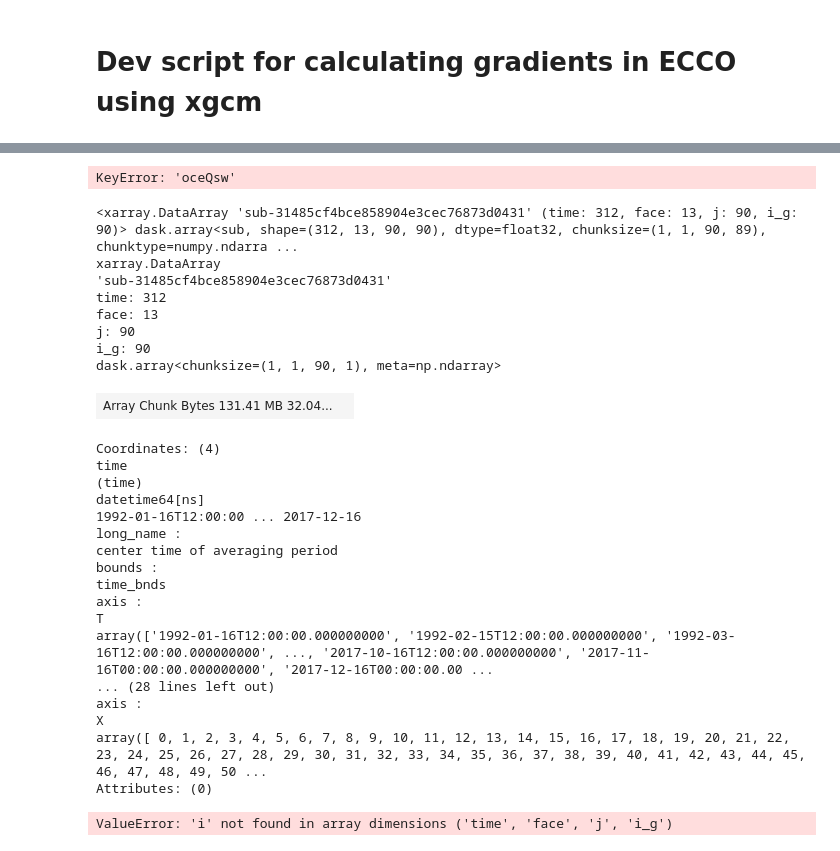
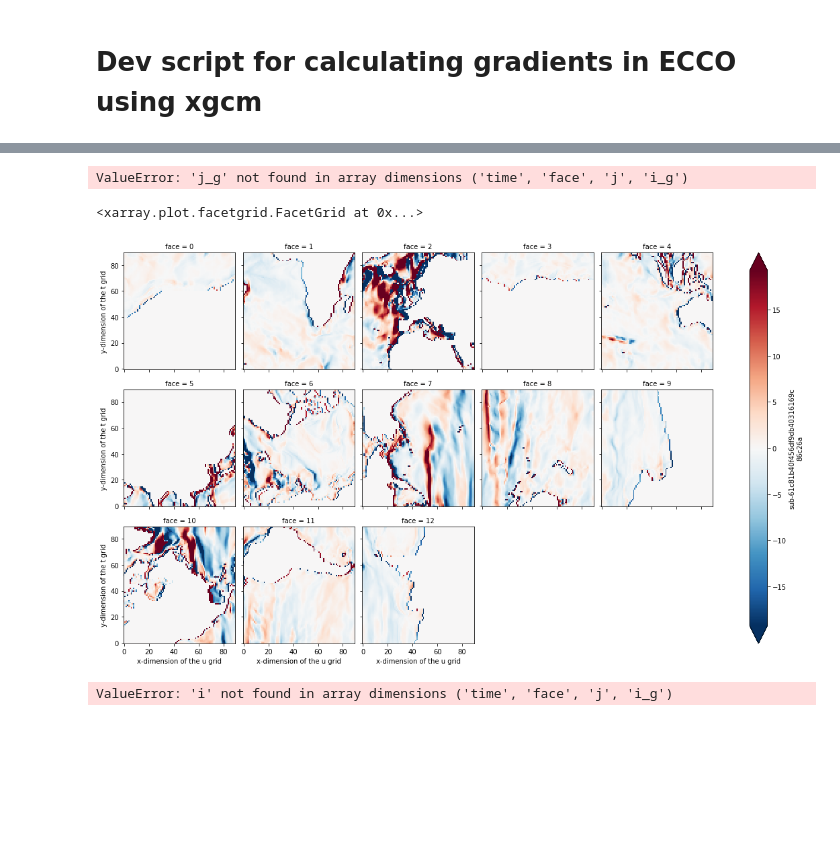
Before and after one commit to gmacgilchrist/wmt_bgc, a Jupyter notebook: notebooks/dev_ECCOv4-xgcm.ipynb, the cells around one changed output, grey strips where cells are left out. Saved outputs shown, nothing was run; the diff lists cells and outputs as text; code cells hidden in the pictures; blank space fills up the shorter version.

```diff
--- a/notebooks/dev_ECCOv4-xgcm.ipynb
+++ b/notebooks/dev_ECCOv4-xgcm.ipynb
@@ -105,39 +150,15 @@ KeyError: "Metric axes frozenset({'Z'}) not compatible with grid axes ('X', 'Y',
 # %%
 # Calculate gradients in field
-dg = xgrid.diff(ds['oceQsw'], 'X')
-#gxg = xgrid.interp(dg ,'X')
+dg = xgrid.diff(ds['MXLDEPTH'], 'X')
+gxg = xgrid.interp(dg ,'X')
 # dgdx = xgrid.diff(gxg, 'X')
 # %% [output]
-KeyError: 'oceQsw'
+ValueError: 'j_g' not found in array dimensions ('time', 'face', 'j', 'i_g')
-# %%
-dg
-# %% [output]
-<xarray.DataArray 'sub-31485cf4bce858904e3cec76873d0431' (time: 312, face: 13, j: 90, i_g: 90)> dask.array<sub, shape=(312, 13, 90, 90), dtype=float32, chunksize=(1, 1, 90, 89), chunktype=numpy.ndarra ...
-xarray.DataArray
-'sub-31485cf4bce858904e3cec76873d0431'
-time: 312
-face: 13
-j: 90
-i_g: 90
-dask.array<chunksize=(1, 1, 90, 1), meta=np.ndarray>
-| Array Chunk Bytes 131.41 MB 32.04... |  |
-Coordinates: (4)
-time
-(time)
-datetime64[ns]
-1992-01-16T12:00:00 ... 2017-12-16
-long_name :
-center time of averaging period
-bounds :
-time_bnds
-axis :
-T
-array(['1992-01-16T12:00:00.000000000', '1992-02-15T12:00:00.000000000', '1992-03-16T12:00:00.000000000', ..., '2017-10-16T12:00:00.000000000', '2017-11-16T00:00:00.000000000', '2017-12-16T00:00:00.00 ...
-... (28 lines left out)
-axis :
-X
-array([ 0, 1, 2, 3, 4, 5, 6, 7, 8, 9, 10, 11, 12, 13, 14, 15, 16, 17, 18, 19, 20, 21, 22, 23, 24, 25, 26, 27, 28, 29, 30, 31, 32, 33, 34, 35, 36, 37, 38, 39, 40, 41, 42, 43, 44, 45, 46, 47, 48, 49, 50 ...
-Attributes: (0)
+# %%
+dg.isel(time=0).plot(col='face', col_wrap=5, robust = True)
+# %% [output]
+<xarray.plot.facetgrid.FacetGrid at 0x...>
+[figure, added]
 # %%
 gxg = xgrid.interp(dg ,'Y', boundary = 'fill')
 # %% [output]
```
Also changed, not shown: parts of 5 cells of this notebook.
